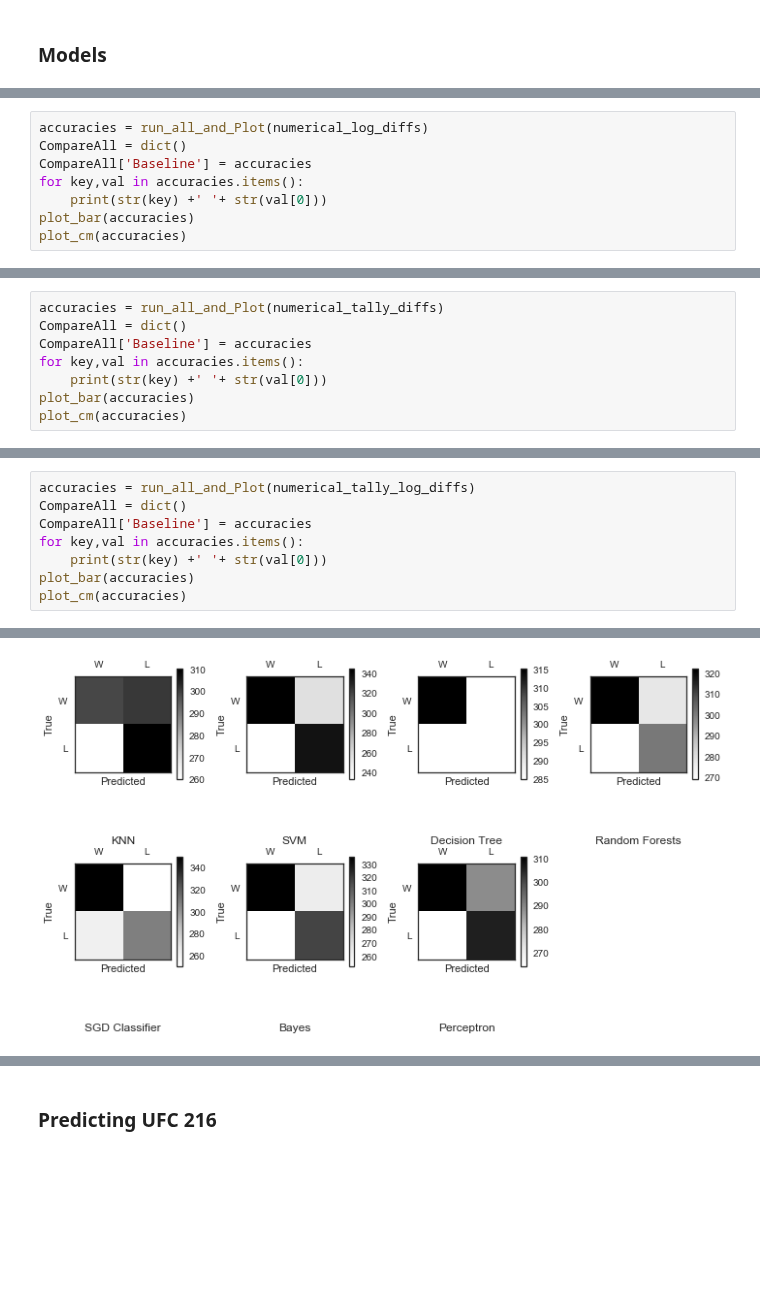
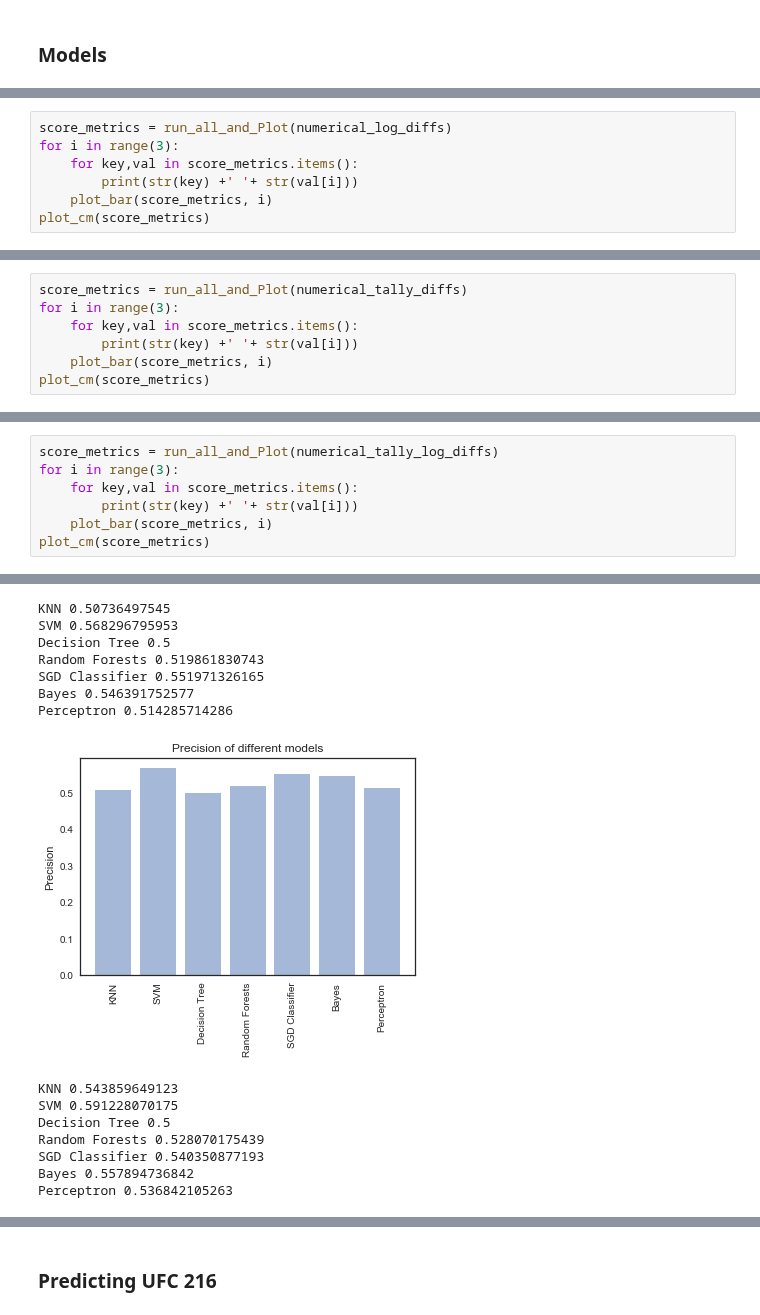
Before and after one commit to cfergusonlee/ufc_fight_analysis, a Jupyter notebook: ufc_analysis.ipynb, the cells around one changed output, grey strips where cells are left out. Drawn from its saved outputs; the diff is of its cells as text; blank space fills up the shorter version.

```diff
--- a/ufc_analysis.ipynb
+++ b/ufc_analysis.ipynb
@@ -1550,11 +1603,10 @@ Perceptron 0.857396449704
 # %%
-accuracies = run_all_and_Plot(numerical_log_diffs)
-CompareAll = dict()
-CompareAll['Baseline'] = accuracies
-for key,val in accuracies.items():
-    print(str(key) +' '+ str(val[0]))
-plot_bar(accuracies)
-plot_cm(accuracies)
+score_metrics = run_all_and_Plot(numerical_log_diffs)
+for i in range(3):
+    for key,val in score_metrics.items():
+        print(str(key) +' '+ str(val[i]))
+    plot_bar(score_metrics, i)
+plot_cm(score_metrics)
 # %% [output]
 KNN 0.814792899408
 SVM 0.862130177515
@@ -1568,11 +1636,10 @@ Perceptron 0.776923076923
 # %%
-accuracies = run_all_and_Plot(numerical_tally_diffs)
-CompareAll = dict()
-CompareAll['Baseline'] = accuracies
-for key,val in accuracies.items():
-    print(str(key) +' '+ str(val[0]))
-plot_bar(accuracies)
-plot_cm(accuracies)
+score_metrics = run_all_and_Plot(numerical_tally_diffs)
+for i in range(3):
+    for key,val in score_metrics.items():
+        print(str(key) +' '+ str(val[i]))
+    plot_bar(score_metrics, i)
+plot_cm(score_metrics)
 # %% [output]
 KNN 0.539316239316
 SVM 0.524786324786
@@ -1586,18 +1669,31 @@ Perceptron 0.464102564103
 # %%
-accuracies = run_all_and_Plot(numerical_tally_log_diffs)
-CompareAll = dict()
-CompareAll['Baseline'] = accuracies
-for key,val in accuracies.items():
-    print(str(key) +' '+ str(val[0]))
-plot_bar(accuracies)
-plot_cm(accuracies)
+score_metrics = run_all_and_Plot(numerical_tally_log_diffs)
+for i in range(3):
+    for key,val in score_metrics.items():
+        print(str(key) +' '+ str(val[i]))
+    plot_bar(score_metrics, i)
+plot_cm(score_metrics)
 # %% [output]
 KNN 0.520512820513
 SVM 0.582051282051
 Decision Tree 0.512820512821
 Random Forests 0.532478632479
 SGD Classifier 0.562393162393
 Bayes 0.558974358974
 Perceptron 0.52735042735
 [figure]
+KNN 0.50736497545
+SVM 0.568296795953
+Decision Tree 0.5
+Random Forests 0.519861830743
+SGD Classifier 0.551971326165
+Bayes 0.546391752577
+Perceptron 0.514285714286
-[figure, old version]
+[figure, new version]
+KNN 0.543859649123
+SVM 0.591228070175
+Decision Tree 0.5
+Random Forests 0.528070175439
+SGD Classifier 0.540350877193
+Bayes 0.557894736842
+Perceptron 0.536842105263
```
Also changed, not shown: parts of 6 cells of this notebook.
